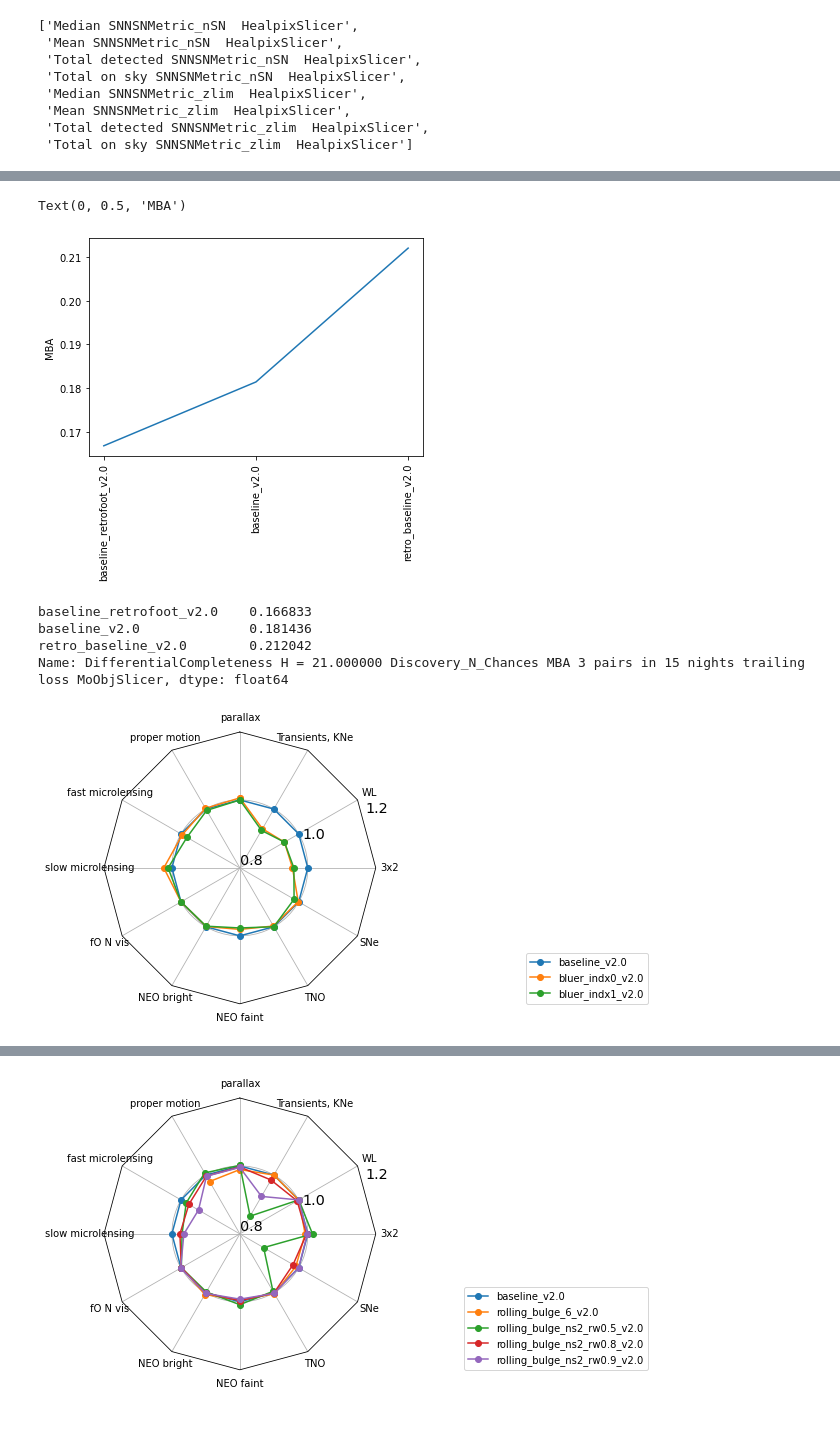
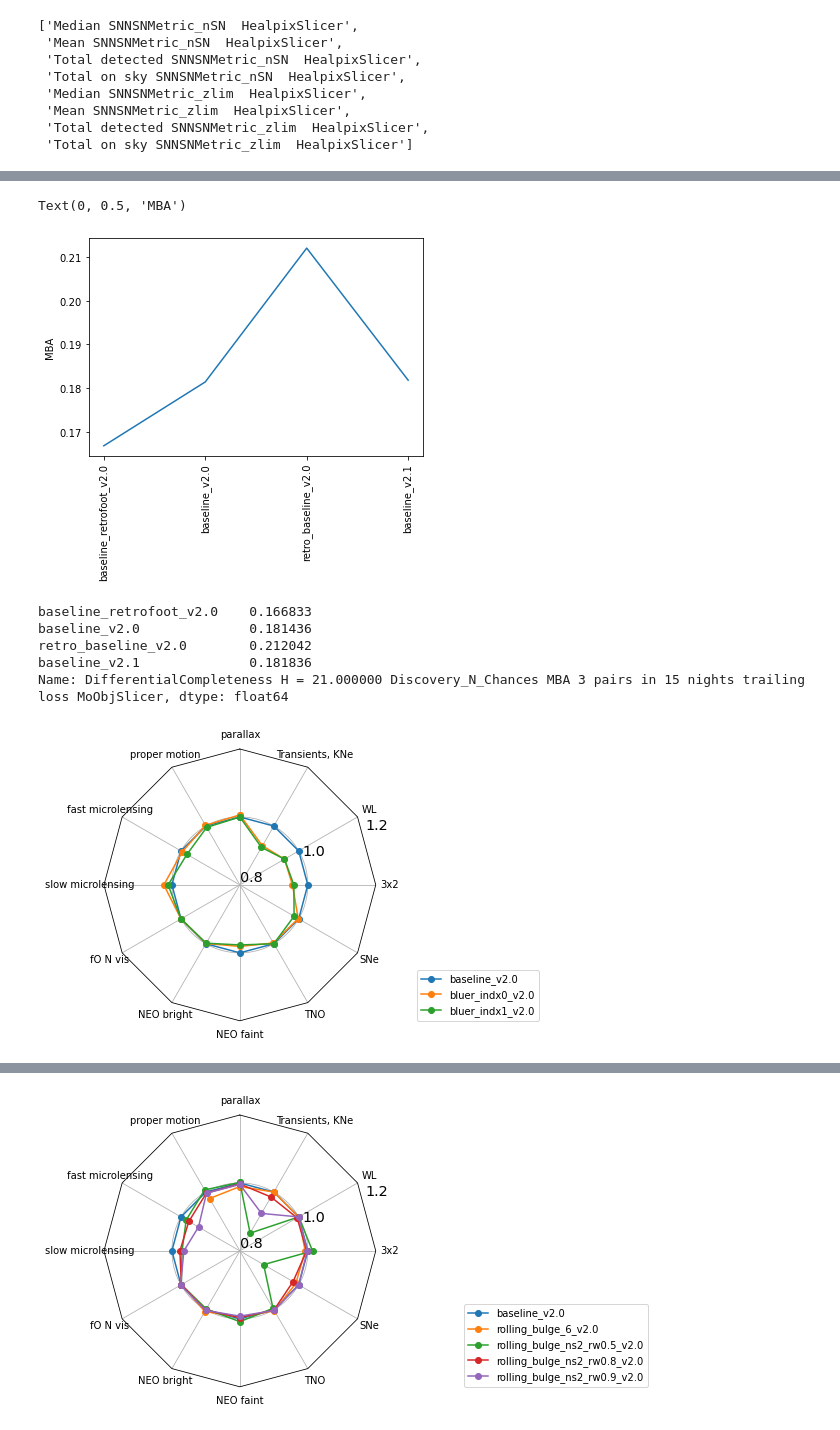
Before and after one commit to lsst-sims/smtn-017, a Jupyter notebook: plots/v20.ipynb, the cells around one changed output, grey strips where cells are left out. Drawn from its saved outputs; the diff is of its cells as text; code cells hidden in the pictures.

Commit message:
adding lots of plots

```diff
--- a/plots/v20.ipynb
+++ b/plots/v20.ipynb
@@ -9,6 +9,13 @@ df = pd.read_pickle('2.0combined_stats.pkl')
 
 new_index = [name.replace('_10yrs', '') for name in df.index]
 df.index=new_index
+
+
+df21 = pd.read_pickle('2.1combined_stats.pkl')
+new_index = [name.replace('_10yrs', '') for name in df21.index]
+df21.index=new_index
+# %%
+df = pd.concat([df,df21])
 # %%
 name_dict = {'best18k parallax  HealpixSlicer': 'parallax',
             'best18k properMotion  HealpixSlicer': 'proper motion',
@@ -113,13 +126,14 @@ ack = ax.tick_params('x',  rotation=90)
 ax.set_ylabel('MBA')
 # %% [output]
 Text(0, 0.5, 'MBA')
-[figure, old version]
+[figure, new version]
 # %%
 df[mba][runs]
 # %% [output]
 baseline_retrofoot_v2.0    0.166833
 baseline_v2.0              0.181436
 retro_baseline_v2.0        0.212042
+baseline_v2.1              0.181836
 Name: DifferentialCompleteness H = 21.000000 Discovery_N_Chances MBA 3 pairs in 15 nights trailing loss MoObjSlicer, dtype: float64
 # %%
 runs = ['baseline_v2.0'] + [run for run in df.index if 'blue' in run]
@@ -127,6 +141,7 @@ runs = ['baseline_v2.0'] + [run for run in df.index if 'blue' in run]
 ndata = norm_df(data, runs, cols=data.columns.values.tolist(),
                 invert_cols=invert_cols, norm_run='baseline_v2.0')
 # %%
-fig, ax = radar(ndata, legend=True, rgrids=[0.8, 1.0, 1.2], bbox_to_anchor=(2, 0))
+fig, ax = radar(ndata, legend=True, rgrids=[0.8, 1.0, 1.2], bbox_to_anchor=(1.6, 0))
+fig.savefig('bluer.pdf', bbox_inches="tight")
 # %% [output]
-[figure, old version]
+[figure, new version]
```
Also changed, not shown: parts of 18 cells of this notebook, 10 other files.
